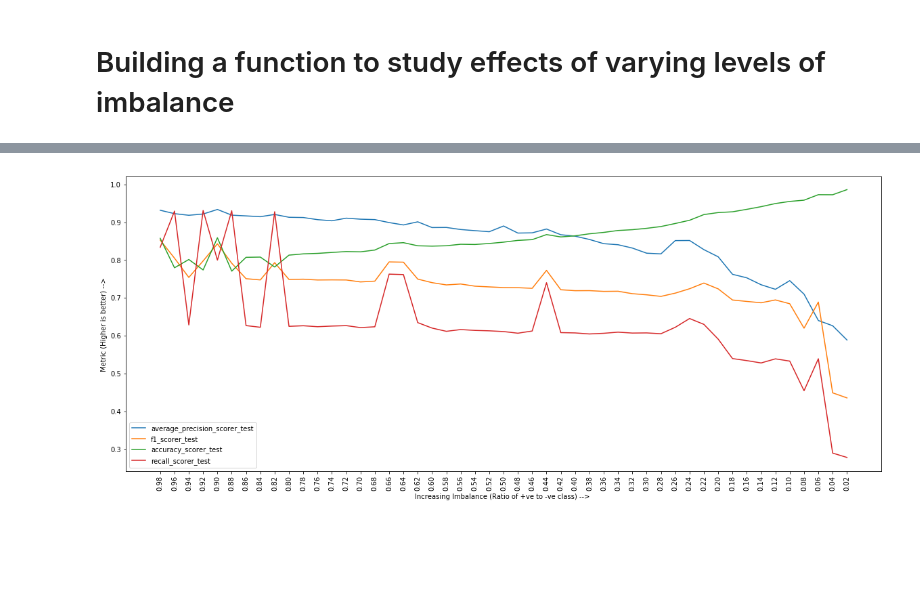
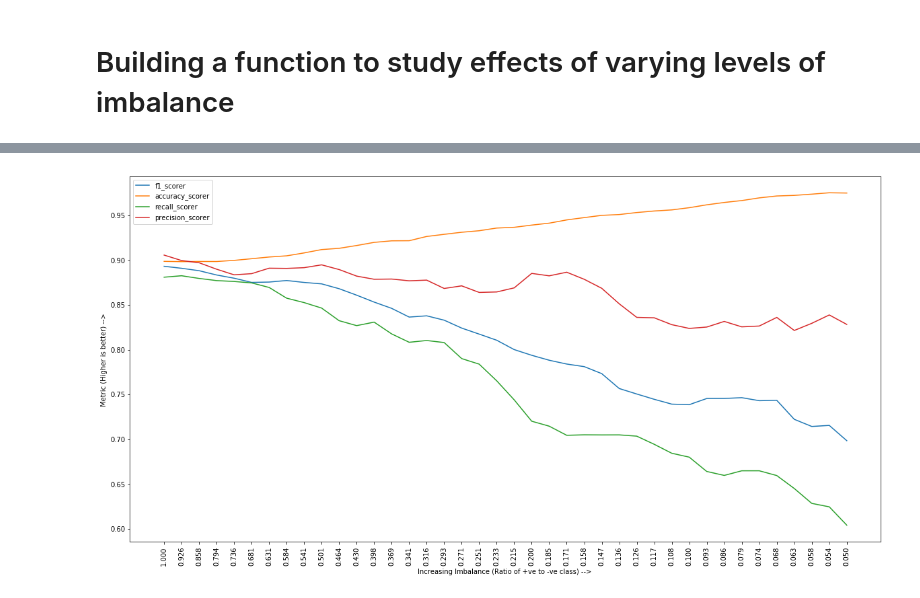
Before and after one commit to faizanahemad/data-science, a Jupyter notebook: exploration_projects/imbalance-noise-oversampling/Choosing-Right-Metric-Imbalanced-Skew-Classification.ipynb, the cells around one changed output, grey strips where cells are left out. Drawn from its saved outputs; the diff is of its cells as text; code cells hidden in the pictures; blank space fills up the shorter version.

```diff
--- a/exploration_projects/imbalance-noise-oversampling/Choosing-Right-Metric-Imbalanced-Skew-Classification.ipynb
+++ b/exploration_projects/imbalance-noise-oversampling/Choosing-Right-Metric-Imbalanced-Skew-Classification.ipynb
@@ -223,7 +241,9 @@ def build_model():
 def imbalance_impact(build_model,scorers,data_generator):
     X,y = data_generator()
     scores = []
-    imbalance_values = list(reversed(np.arange(0.02,1,0.02)))
+    space = np.logspace(-1.3, 0, num=40)
+    # space = np.arange(0.02,1,0.02)
+    imbalance_values = list(reversed(space))
     for imb in imbalance_values:
         X_res,y_res = imbalance(X,y,pos_neg_frac=imb)
         X_train, X_test, y_train, y_test = split(X_res,y_res)
@@ -238,13 +258,13 @@ def imbalance_impact(build_model,scorers,data_generator):
             else:
                 score_dict[scorer] = [values]
 
-    plt.figure(figsize=(20,8))
+    plt.figure(figsize=(20,10))
     ax = plt.axes()
-    x = list(map(lambda x:"%.2f"%x,imbalance_values))
+    x = list(map(lambda x:"%.3f"%x,imbalance_values))
     for score,values in score_dict.items():
         values = np.array(values)
         # plt.plot(values[:,0],label="%s_train"%(score))
-        plt.plot(values[:,1],label="%s_test"%(score))
+        plt.plot(smoothen(values[:,1]),label="%s"%(score))
     plt.legend()
     plt.xlabel("Increasing Imbalance (Ratio of +ve to -ve class) --> ")
     plt.ylabel("Metric (Higher is better) --> ")
@@ -254,6 +274,8 @@ def imbalance_impact(build_model,scorers,data_generator):
     ax.tick_params(axis='x', rotation=90)
     plt.show()
     return score_dict,scores
-# %%
-def create_data():
-    return generate_data(1000000)
+# %%
+X,y = make_moons(20000,noise=0.28)
+f, (ax1) = plt.subplots(nrows=1, ncols=1,figsize=(14,8))
+sns.scatterplot(X[:,0],X[:,1],hue=y,ax=ax1);
+ax1.set_title("Balanced Data");
@@ -260,5 +284,11 @@ def create_data():
+# %%
+def create_data():
+    X,y = make_moons(20000,noise=0.28)
+    X = pd.DataFrame(X,columns=['x','y'])
+    y = pd.Series(y)
+    return X,y
 # %%
 score_dict,scores = imbalance_impact(build_model,
-                                     [average_precision_scorer,f1_scorer,accuracy_scorer, recall_scorer],create_data)
+                                     [f1_scorer,accuracy_scorer, recall_scorer,precision_scorer],create_data)
 # %% [output]
-[figure, old version]
+[figure, new version]
```
Also changed, not shown: parts of 7 cells of this notebook.
